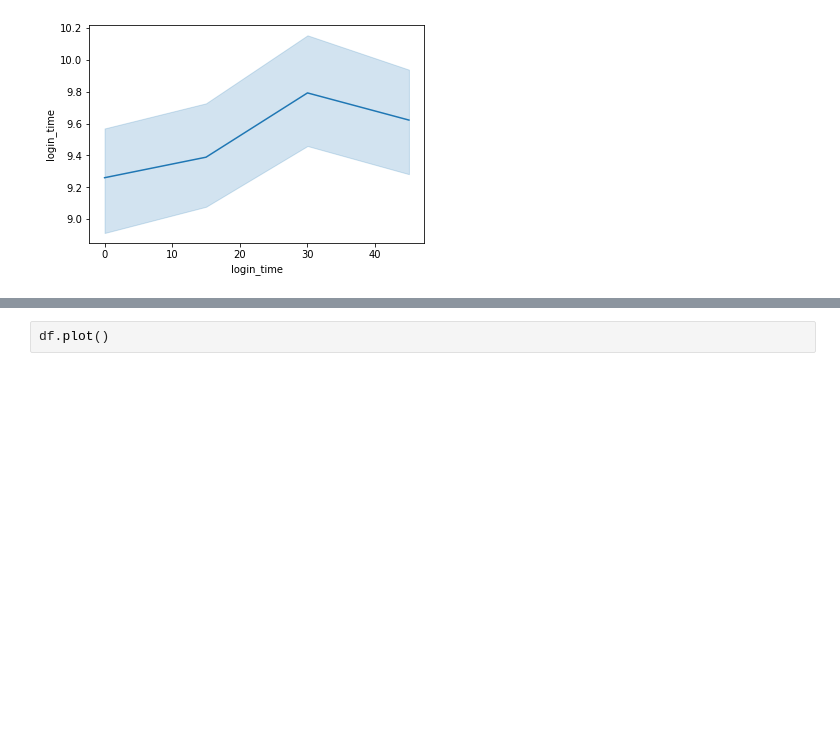
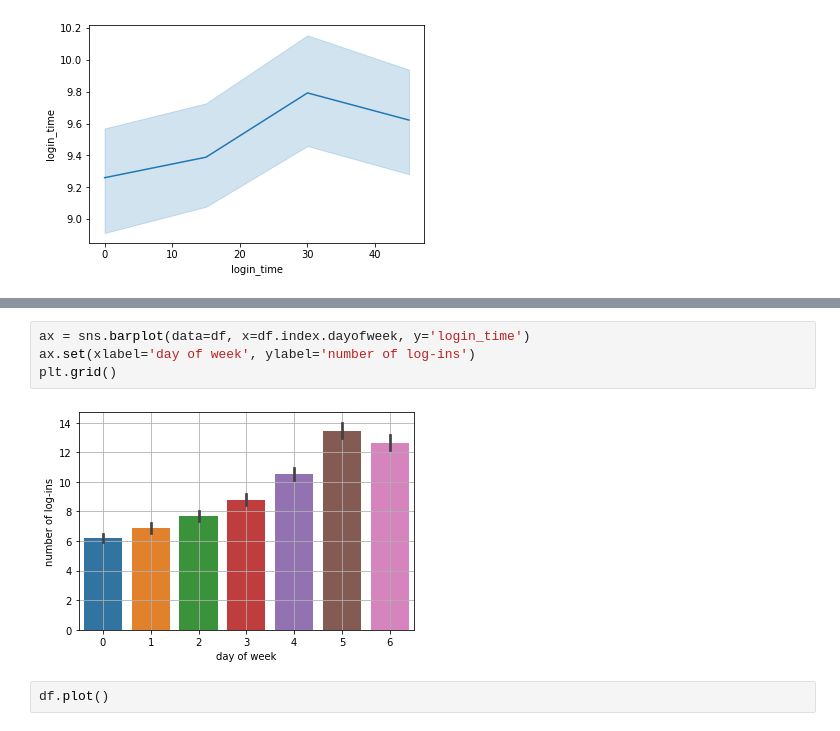
Before and after one commit to dinqui/Ultimate-Technologies-Inc.-Take-Home-Challenge, a Jupyter notebook: Ultimate Technologies Inc. Take-Home Challenge - Part 1.ipynb, the cells around one changed output, grey strips where cells are left out. Cells and saved outputs as stored; diff of their text form; blank space fills up the shorter version.

```diff
--- a/Ultimate Technologies Inc. Take-Home Challenge - Part 1.ipynb
+++ b/Ultimate Technologies Inc. Take-Home Challenge - Part 1.ipynb
@@ -87,3 +93,9 @@ plt.grid()
+# %%
+ax = sns.barplot(data=df, x=df.index.dayofweek, y='login_time')
+ax.set(xlabel='day of week', ylabel='number of log-ins')
+plt.grid()
+# %% [output]
+[figure, added]
 # %%
 df.plot()
 # %% [output]
```
Also changed, not shown: parts of 2 cells of this notebook, 1 other file.
